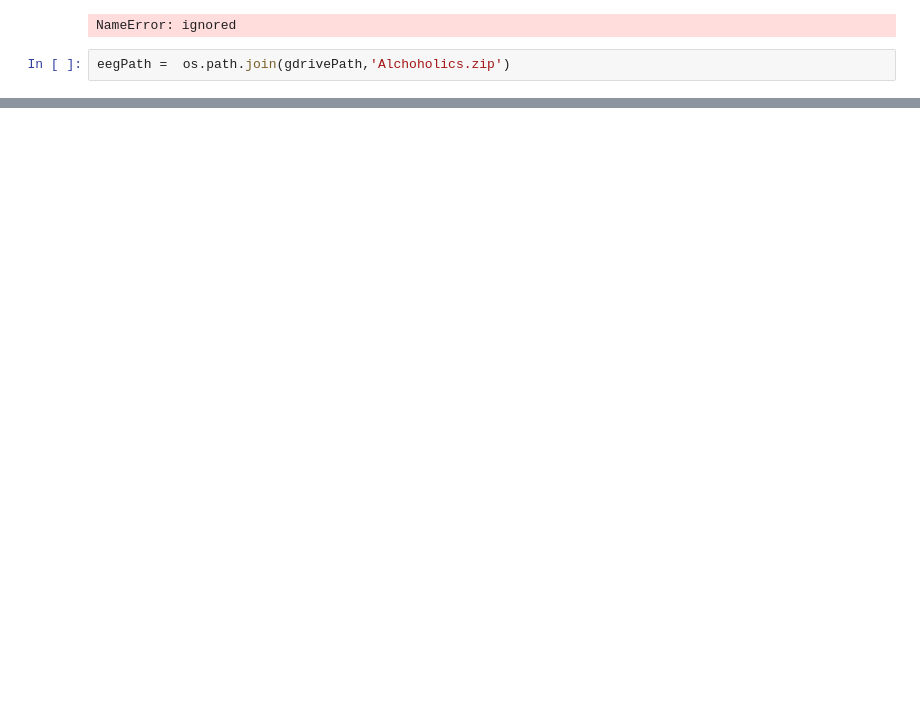
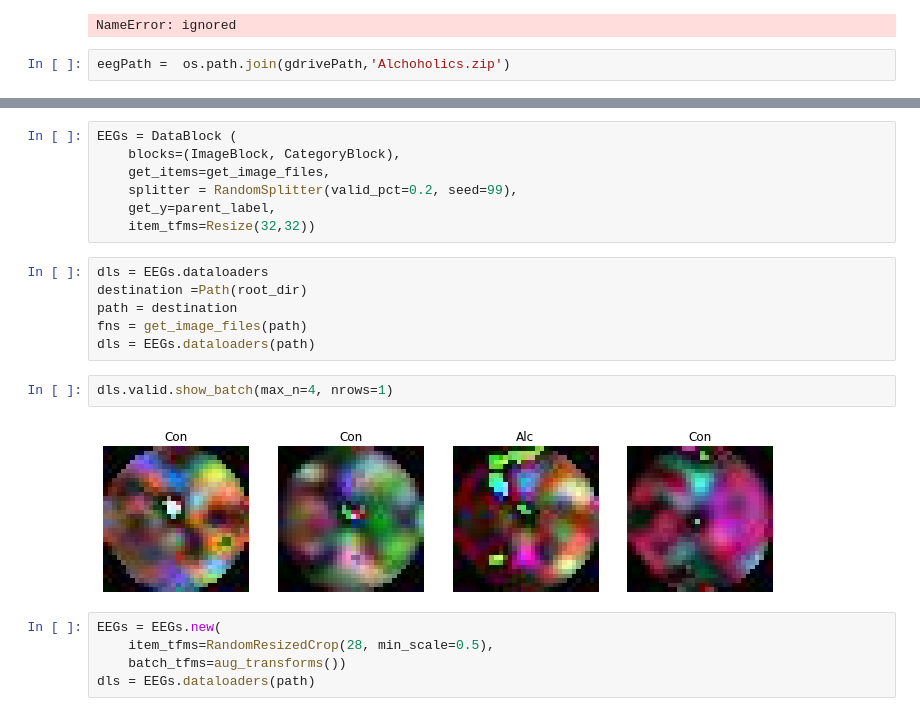
Before and after one commit to jamescavanagh/unpackAI, a Jupyter notebook: EEG_Alchoholism.ipynb, the cells around one changed output, grey strips where cells are left out. Cells and saved outputs as stored; diff of their text form; blank space fills up the shorter version.

```diff
--- a/EEG_Alchoholism.ipynb
+++ b/EEG_Alchoholism.ipynb
@@ -250,0 +677,22 @@ plt.yticks(x,(0,5,10,15,20,25,30,35,40,45,50,55,60))
+# %%
+EEGs = DataBlock (
+    blocks=(ImageBlock, CategoryBlock),
+    get_items=get_image_files,
+    splitter = RandomSplitter(valid_pct=0.2, seed=99),
+    get_y=parent_label,
+    item_tfms=Resize(32,32))
+# %%
+dls = EEGs.dataloaders
+destination =Path(root_dir)
+path = destination
+fns = get_image_files(path)
+dls = EEGs.dataloaders(path)
+# %%
+dls.valid.show_batch(max_n=4, nrows=1)
+# %% [output]
+[figure, added]
+# %%
+EEGs = EEGs.new(
+    item_tfms=RandomResizedCrop(28, min_scale=0.5),
+    batch_tfms=aug_transforms())
+dls = EEGs.dataloaders(path)
```
Also changed, not shown: parts of 73 cells of this notebook.
